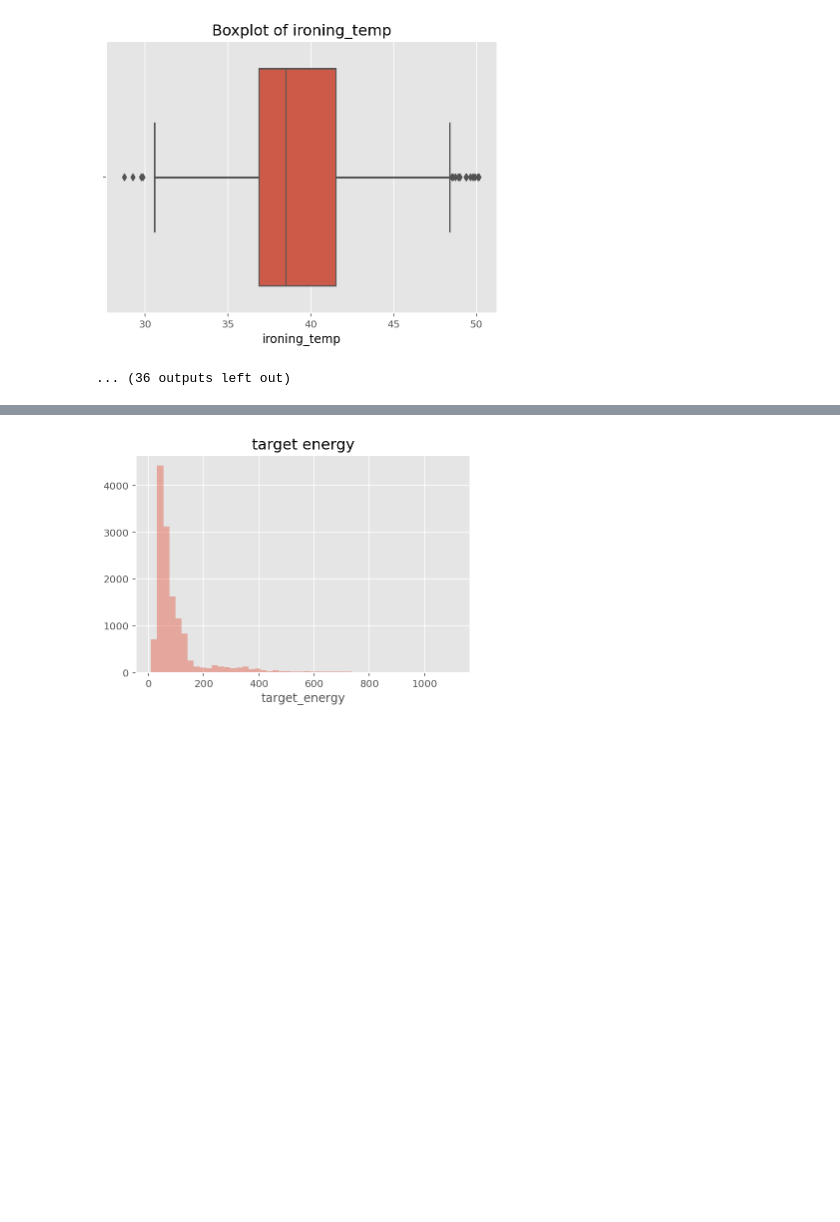
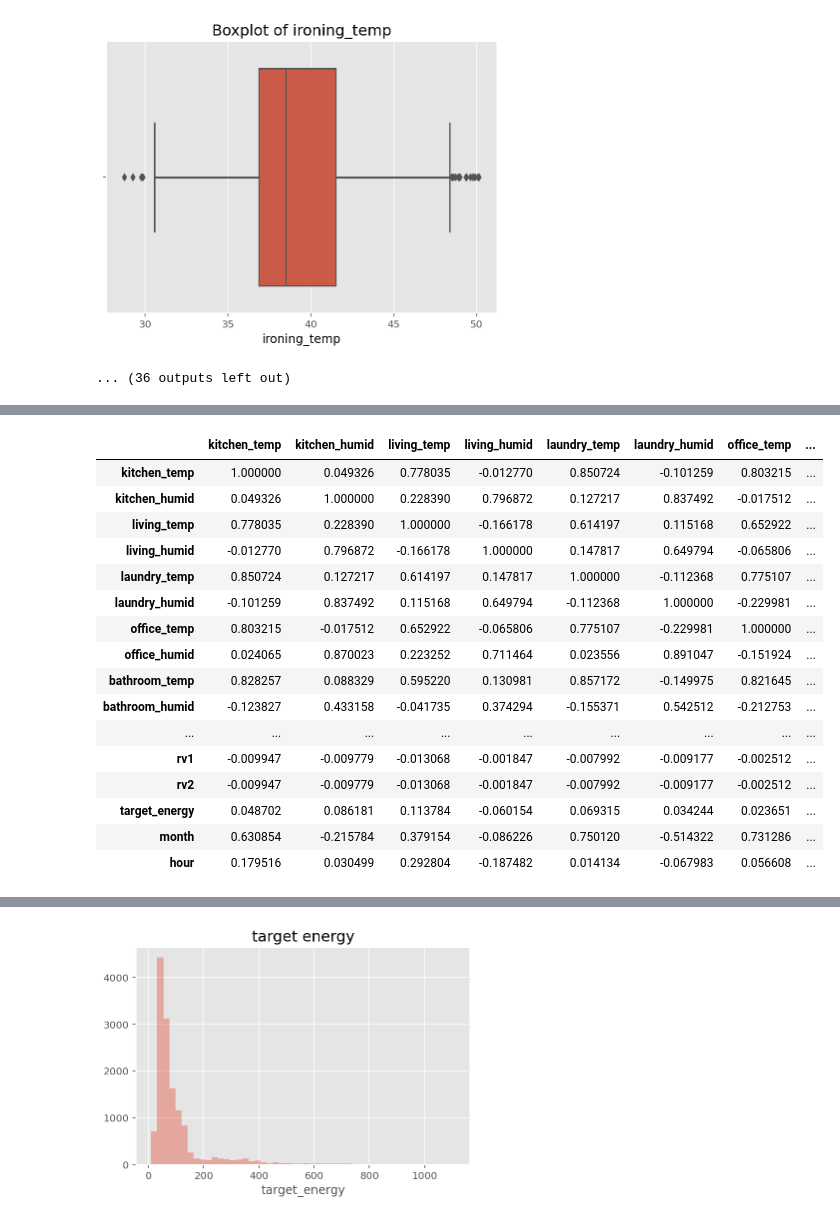
Before and after one commit to maansiarora/ML-Assignment2, a Jupyter notebook: main.ipynb, the cells around one changed output, grey strips where cells are left out. Drawn from its saved outputs; the diff is of its cells as text; code cells hidden in the pictures; blank space fills up the shorter version.

```diff
--- a/main.ipynb
+++ b/main.ipynb
@@ -214,0 +213,22 @@ Summary of numerical features
+# %%
+# To get the correlation attributes w.r.t. other attributes and the target variable
+cor = df.corr()
+cor
+# %% [output]
+|  | kitchen_temp | kitchen_humid | living_temp | living_humid | laundry_temp | laundry_humid | office_temp | ... |
+| kitchen_temp | 1.000000 | 0.049326 | 0.778035 | -0.012770 | 0.850724 | -0.101259 | 0.803215 | ... |
+| kitchen_humid | 0.049326 | 1.000000 | 0.228390 | 0.796872 | 0.127217 | 0.837492 | -0.017512 | ... |
+| living_temp | 0.778035 | 0.228390 | 1.000000 | -0.166178 | 0.614197 | 0.115168 | 0.652922 | ... |
+| living_humid | -0.012770 | 0.796872 | -0.166178 | 1.000000 | 0.147817 | 0.649794 | -0.065806 | ... |
+| laundry_temp | 0.850724 | 0.127217 | 0.614197 | 0.147817 | 1.000000 | -0.112368 | 0.775107 | ... |
+| laundry_humid | -0.101259 | 0.837492 | 0.115168 | 0.649794 | -0.112368 | 1.000000 | -0.229981 | ... |
+| office_temp | 0.803215 | -0.017512 | 0.652922 | -0.065806 | 0.775107 | -0.229981 | 1.000000 | ... |
+| office_humid | 0.024065 | 0.870023 | 0.223252 | 0.711464 | 0.023556 | 0.891047 | -0.151924 | ... |
+| bathroom_temp | 0.828257 | 0.088329 | 0.595220 | 0.130981 | 0.857172 | -0.149975 | 0.821645 | ... |
+| bathroom_humid | -0.123827 | 0.433158 | -0.041735 | 0.374294 | -0.155371 | 0.542512 | -0.212753 | ... |
+| ... | ... | ... | ... | ... | ... | ... | ... | ... |
+| rv1 | -0.009947 | -0.009779 | -0.013068 | -0.001847 | -0.007992 | -0.009177 | -0.002512 | ... |
+| rv2 | -0.009947 | -0.009779 | -0.013068 | -0.001847 | -0.007992 | -0.009177 | -0.002512 | ... |
+| target_energy | 0.048702 | 0.086181 | 0.113784 | -0.060154 | 0.069315 | 0.034244 | 0.023651 | ... |
+| month | 0.630854 | -0.215784 | 0.379154 | -0.086226 | 0.750120 | -0.514322 | 0.731286 | ... |
+| hour | 0.179516 | 0.030499 | 0.292804 | -0.187482 | 0.014134 | -0.067983 | 0.056608 | ... |
```
Also changed, not shown: parts of 21 cells of this notebook.
